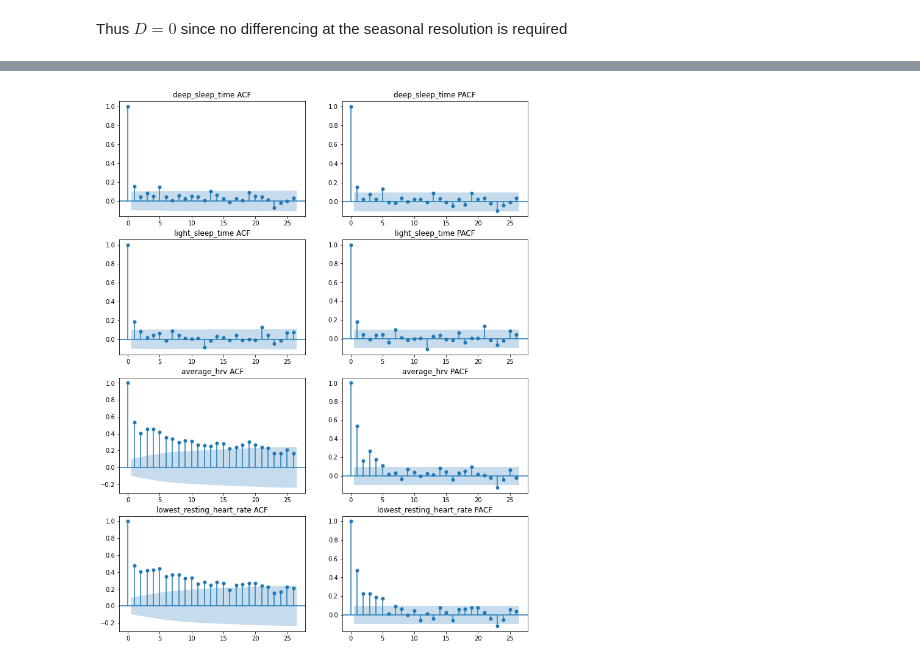
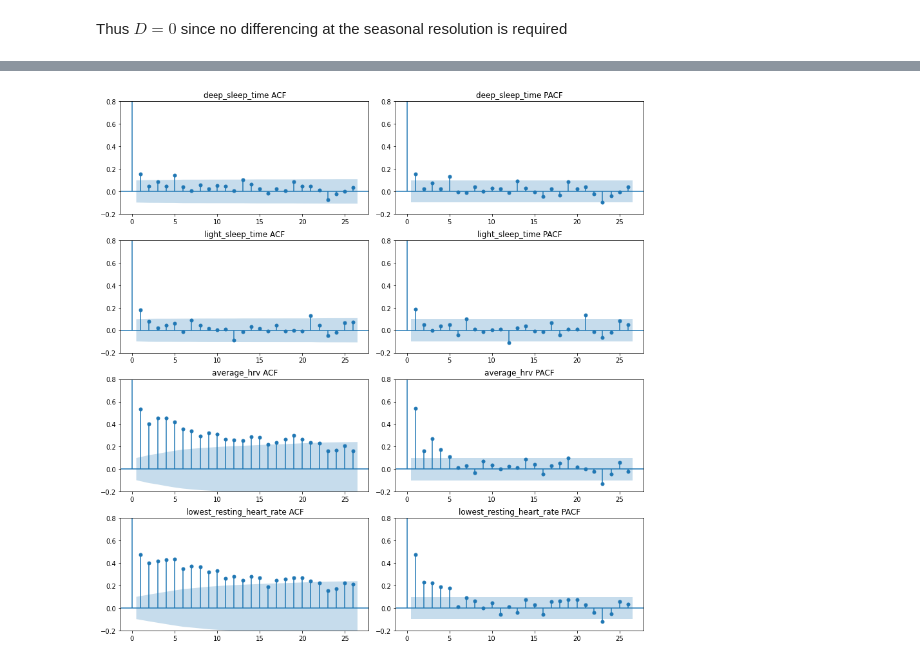
Before and after one commit to jthk1618/coffee-hypothesis, a Jupyter notebook: hrv_arima.ipynb, the cells around one changed output, grey strips where cells are left out. Drawn from its saved outputs; the diff is of its cells as text; code cells hidden in the pictures.

```diff
--- a/hrv_arima.ipynb
+++ b/hrv_arima.ipynb
@@ -120,15 +166,10 @@ I don't think I see any (weekly) seasonality, but that might be a resolution thi
 # %%
 # --- 1.2 Observations - Augmented Dicky Fuller Testing
-
-# for each timeseries:
-    # Null Hypothesis: The timeseries has a unit root
-    # Test H_0
-    # Rejection of the null hypothesis (pvalue < 0.005) --> The timeseries has no unit root
 
 from statsmodels.tsa.stattools import adfuller
 
 results = {}
-for col in df.columns:
+for col in variables_of_interest:
     result = adfuller(df[col])
     results[col] = dict(zip(['adf', 'pvalue', 'usedlag', 'nobs',
                              'critical' 'values', 'icbest'],result)
@@ -162,10 +204,9 @@ All of the timeseries are stationary when viewed from the obsevational resolutio
 # In this case, I don't expect the seasonal stationarity tests
 # to yield roots so i'm just going to implement a simple loop
 
-for col in df.columns:
-    df["s_{}".format(col)] = df[col] - df[col].shift(m)
+for col in variables_of_interest:
     pval = adfuller(df["s_{}".format(col)].dropna())[1]
-    if p_val < 0.05:
+    if pval < 0.05:
         print("{c} passes with pval {p}".format(c=col, p=pval))
 # %% [output]
 deep_sleep_time passes with pval 1.480233405667031e-14
@@ -177,22 +228,18 @@ Thus $D = 0$ since no differencing at the seasonal resolution is required
 # %%
-# --- 2. Find p, P, q and Q to check for ACF and PACF
-
-    # 2.1 ACF, PACF via the Eyeballs
-    # 2.2 ?
-
-from statsmodels.graphics.tsaplots import plot_acf, plot_pacf
-
-# --- 2.1 Via the Eyeballs
+# --- 2.1 Observational Resolution via the Eyeballs
 
 rows = len(variables_of_interest)
-_, ax = plt.subplots(rows, 2, figsize=(12, 4 * rows))
+_, ax = plt.subplots(rows, 2, figsize=(12, 3 * rows))
 ax = ax.flatten()
+_.tight_layout(h_pad=2)
 
 for i, col in enumerate(variables_of_interest):
     i = i+1 # pesky zero
     plot_acf(df[col], ax=ax[i * 2 - 2]);
     plot_pacf(df[col], ax=ax[i * 2 - 1]);
     ax[i * 2 - 2].set_title("{c} ACF".format(c=col))
     ax[i * 2 - 1].set_title("{c} PACF".format(c=col))
+    ax[i * 2 - 2].set_ylim(-0.2, 0.8)
+    ax[i * 2 - 1].set_ylim(-0.2, 0.8)
 # %% [output]
-[figure, old version]
+[figure, new version]
```
Also changed, not shown: parts of 21 cells of this notebook, 1 other file.
